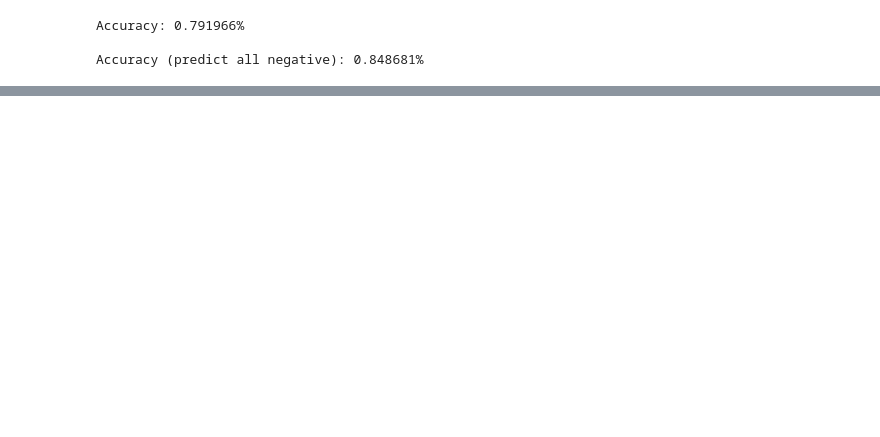
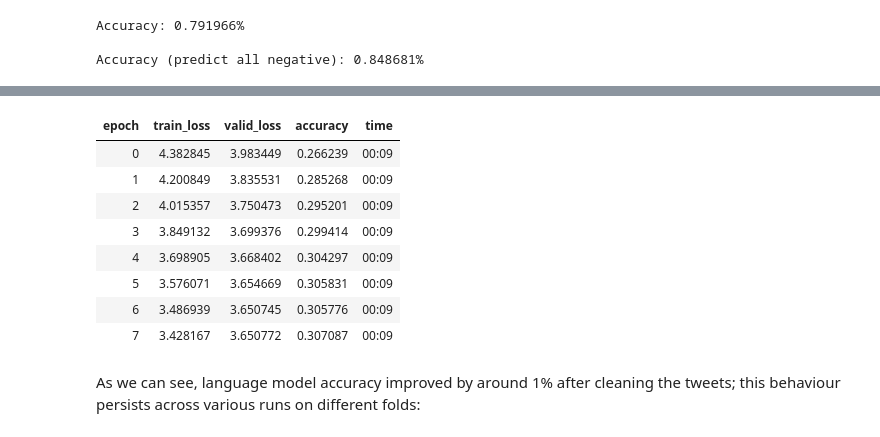
Before and after one commit to asciara/Competitions_and_Exercises, a Jupyter notebook: Twitter_US_Airlines_Sentiment/Twitter_US_Airlines_Sentiment.ipynb, the cells around one changed output, grey strips where cells are left out. Cells and saved outputs as stored; diff of their text form; code cells hidden in the pictures; blank space fills up the shorter version.

```diff
--- a/Twitter_US_Airlines_Sentiment/Twitter_US_Airlines_Sentiment.ipynb
+++ b/Twitter_US_Airlines_Sentiment/Twitter_US_Airlines_Sentiment.ipynb
@@ -1085,0 +1554,14 @@ To understand if the model can be improved, we should look at a few examples of
+# %%
+learn_lm.fit_one_cycle(8, slice(1e-2/(2.6**4), 1e-2), wd = 1e-5, moms = (0.8,0.7))
+# %% [output]
+| epoch | train_loss | valid_loss | accuracy | time |
+| 0 | 4.382845 | 3.983449 | 0.266239 | 00:09 |
+| 1 | 4.200849 | 3.835531 | 0.285268 | 00:09 |
+| 2 | 4.015357 | 3.750473 | 0.295201 | 00:09 |
+| 3 | 3.849132 | 3.699376 | 0.299414 | 00:09 |
+| 4 | 3.698905 | 3.668402 | 0.304297 | 00:09 |
+| 5 | 3.576071 | 3.654669 | 0.305831 | 00:09 |
+| 6 | 3.486939 | 3.650745 | 0.305776 | 00:09 |
+| 7 | 3.428167 | 3.650772 | 0.307087 | 00:09 |
+# %% [markdown]
+As we can see, language model accuracy improved by around 1% after cleaning the tweets; this behaviour persists across various runs on different folds:
```
Also changed, not shown: parts of 105 cells of this notebook.
